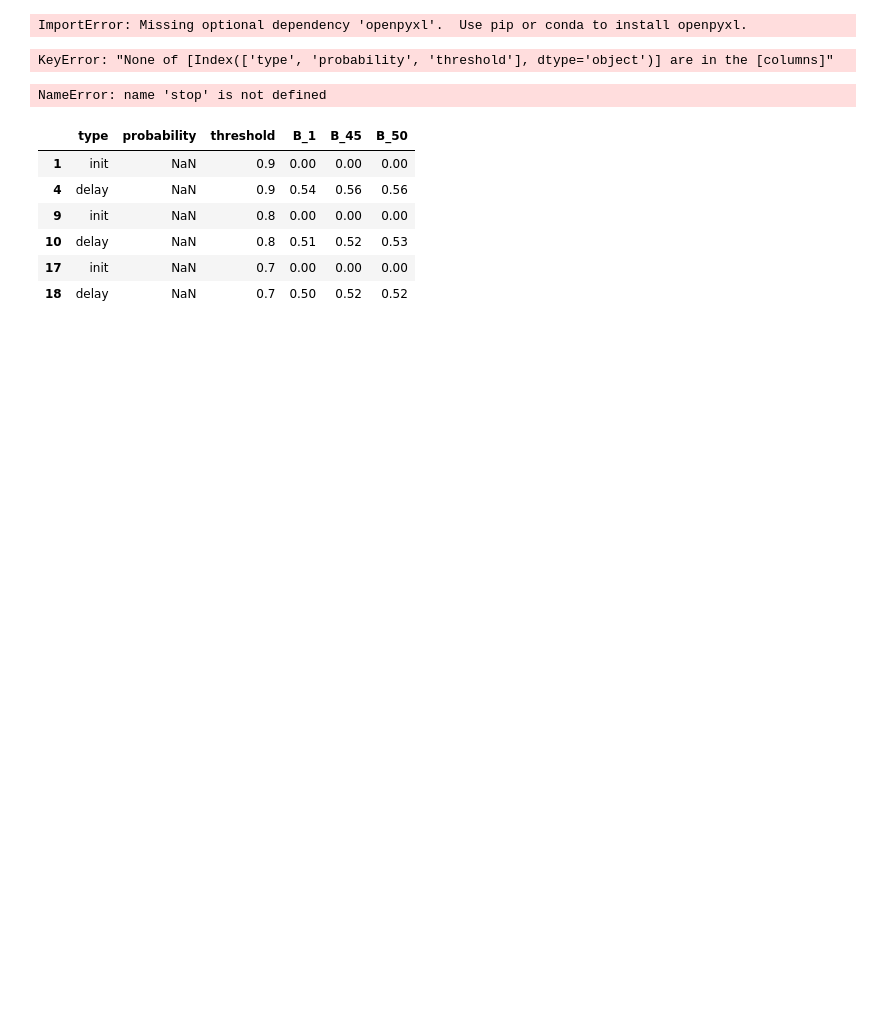
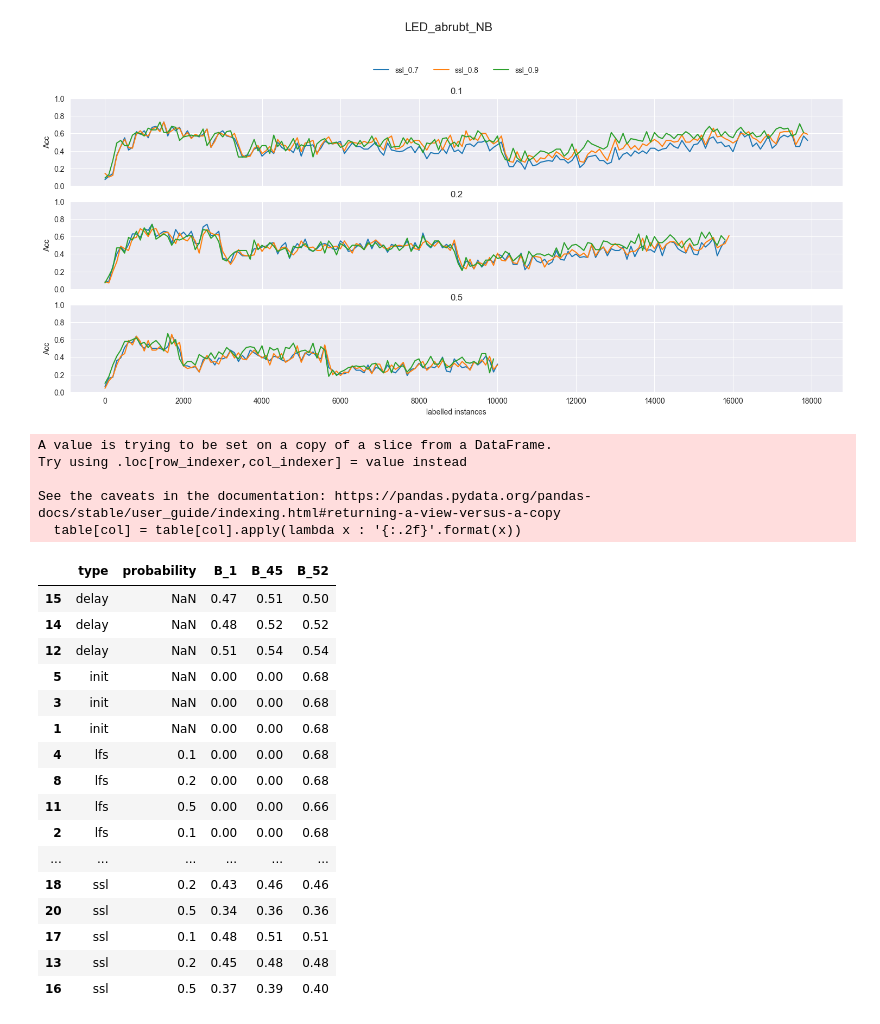
Before and after one commit to hadaszm/master_thesis, a Jupyter notebook: plots.ipynb, the cells around one changed output. Drawn from its saved outputs; the diff is of its cells as text; code cells hidden in the pictures; blank space fills up the shorter version.

```diff
--- a/plots.ipynb
+++ b/plots.ipynb
@@ -8,5 +10 @@ import re
 sns.set_style("darkgrid")
-# %%
-pattern = '(?s:.*)(ssl|init|lfs|delay)'
-dataset = 'RBF_moderate'
-method = 'NB'
@@ -25 +13,8 @@ def save_table_resluts(logs,title,thresholds= [0.9,0.8,0.7],agg_type = "bins",me
+# %%
+def display_table_resluts(logs,columns =['type','probability','threshold','B_1','B_45','B_52'], col_to_format =  ['B_1','B_45','B_52']):
+    table = logs[columns]
+    for col in col_to_format:
+        table[col] = table[col].apply(lambda x : '{:.2f}'.format(x))
+    display(HTML(table.to_html()))
+    return table
 # %%
@@ -63 +59,15 @@ def plot_bins_diff_thresholds(logs,thresholds,title,agg_type = "bins",metric = '
+# %%
+def create_partial_plot(ax,tmp,descriptive_vars,types,agg_type,metric):
+    tmp['types_of_data'] = tmp.apply(lambda r: "_".join([str(r[col]) if not pd.isna(r[col]) else "" for col in descriptive_vars ]) ,axis =1)
+    tmp = tmp.replace(" ",None)
+    tmp = tmp[tmp['type'].apply(lambda x : x in types)]
+    tmp = tmp.drop(columns=descriptive_vars)
+    tmp = tmp.melt(id_vars = 'types_of_data')
+    tmp['variable'] = tmp['variable'].apply(lambda x : x.split('_')[1])
+    if agg_type == 'labelled instances':
+        tmp['variable'] = 100*tmp['variable'].astype(int)
+    g = sns.lineplot(data = tmp, x = 'variable', y = 'value',hue = 'types_of_data',ax = ax,palette='tab10')
+    all_vars = tmp['variable'].unique()
+    all_vars =all_vars[::int(len(all_vars)/10)]
+    g.set(ylim=(0, 1),ylabel= metric,xlabel=agg_type,xticks  = all_vars)
 # %%
@@ -117,27 +113,31 @@ logs
-# %%
-pd.read_excel(os.path.join("logs_formatted",dataset,f"{method}.xlsx"))
-# %% [output]
-ImportError: Missing optional dependency 'openpyxl'.  Use pip or conda to install openpyxl.
+# %%
+types = ['ssl','init']
 # %%
-for dataset in ['RBF_moderate']:
-    for method in ['HT']:
+for dataset in ['LED_abrubt']:
+    for method in ['NB']:
         logs = pd.read_csv(os.path.join("logs_formatted",dataset,f"{method}.csv"))
-        table  = plot_bins_diff_thresholds(logs, thresholds,f'{dataset}_{method}','labelled instances',types=types, with_saving=True,save_table=True)
-        print(table)
+        table = plot_bins_diff(logs = logs,dataset = dataset, title = f'{dataset}_{method}',agg_type = 'labelled instances',types=types, with_saving=True,save_table=True,descriptive_vars =['type','threshold'],filter='probability')
 # %% [output]
+[figure, added]
-KeyError: "None of [Index(['type', 'probability', 'threshold'], dtype='object')] are in the [columns]"
+A value is trying to be set on a copy of a slice from a DataFrame.
+Try using .loc[row_indexer,col_indexer] = value instead
+
+See the caveats in the documentation: https://pandas.pydata.org/pandas-docs/stable/user_guide/indexing.html#returning-a-view-versus-a-copy
+  table[col] = table[col].apply(lambda x : '{:.2f}'.format(x))
+|  | type | probability | B_1 | B_45 | B_52 |
+| 15 | delay | NaN | 0.47 | 0.51 | 0.50 |
+| 14 | delay | NaN | 0.48 | 0.52 | 0.52 |
+| 12 | delay | NaN | 0.51 | 0.54 | 0.54 |
+| 5 | init | NaN | 0.00 | 0.00 | 0.68 |
+| 3 | init | NaN | 0.00 | 0.00 | 0.68 |
+| 1 | init | NaN | 0.00 | 0.00 | 0.68 |
+| 4 | lfs | 0.1 | 0.00 | 0.00 | 0.68 |
+| 8 | lfs | 0.2 | 0.00 | 0.00 | 0.68 |
+| 11 | lfs | 0.5 | 0.00 | 0.00 | 0.66 |
+| 2 | lfs | 0.1 | 0.00 | 0.00 | 0.68 |
+| ... | ... | ... | ... | ... | ... |
+| 18 | ssl | 0.2 | 0.43 | 0.46 | 0.46 |
+| 20 | ssl | 0.5 | 0.34 | 0.36 | 0.36 |
+| 17 | ssl | 0.1 | 0.48 | 0.51 | 0.51 |
+| 13 | ssl | 0.2 | 0.45 | 0.48 | 0.48 |
+| 16 | ssl | 0.5 | 0.37 | 0.39 | 0.40 |
-# %%
-stop
-# %% [output]
-NameError: name 'stop' is not defined
-# %%
-
-table
-# %% [output]
-|  | type | probability | threshold | B_1 | B_45 | B_50 |
-| 1 | init | NaN | 0.9 | 0.00 | 0.00 | 0.00 |
-| 4 | delay | NaN | 0.9 | 0.54 | 0.56 | 0.56 |
-| 9 | init | NaN | 0.8 | 0.00 | 0.00 | 0.00 |
-| 10 | delay | NaN | 0.8 | 0.51 | 0.52 | 0.53 |
-| 17 | init | NaN | 0.7 | 0.00 | 0.00 | 0.00 |
-| 18 | delay | NaN | 0.7 | 0.50 | 0.52 | 0.52 |
```
Also changed, not shown: parts of 12 cells of this notebook, 50 other files.
